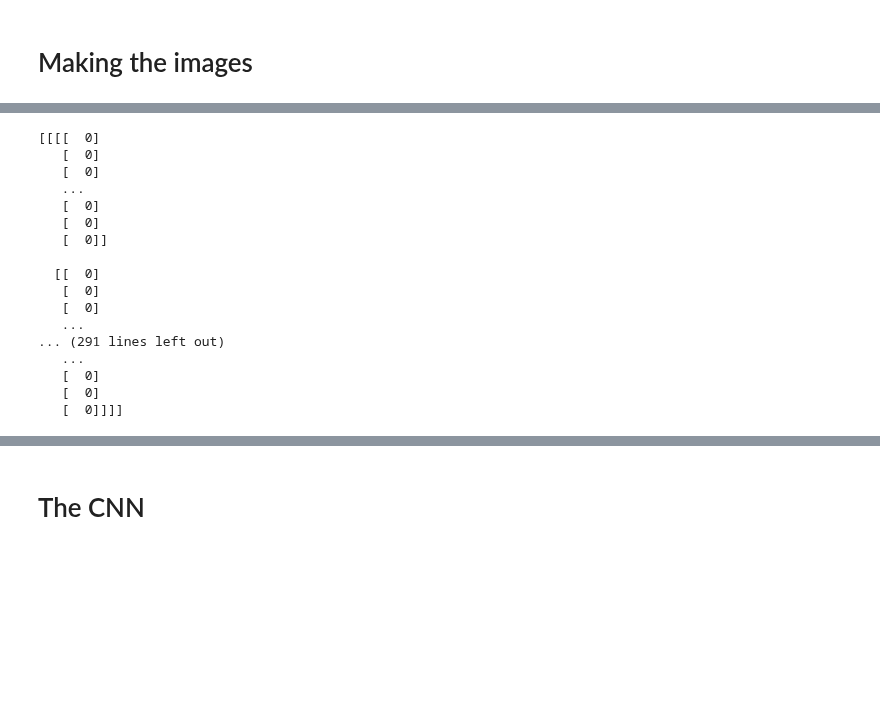
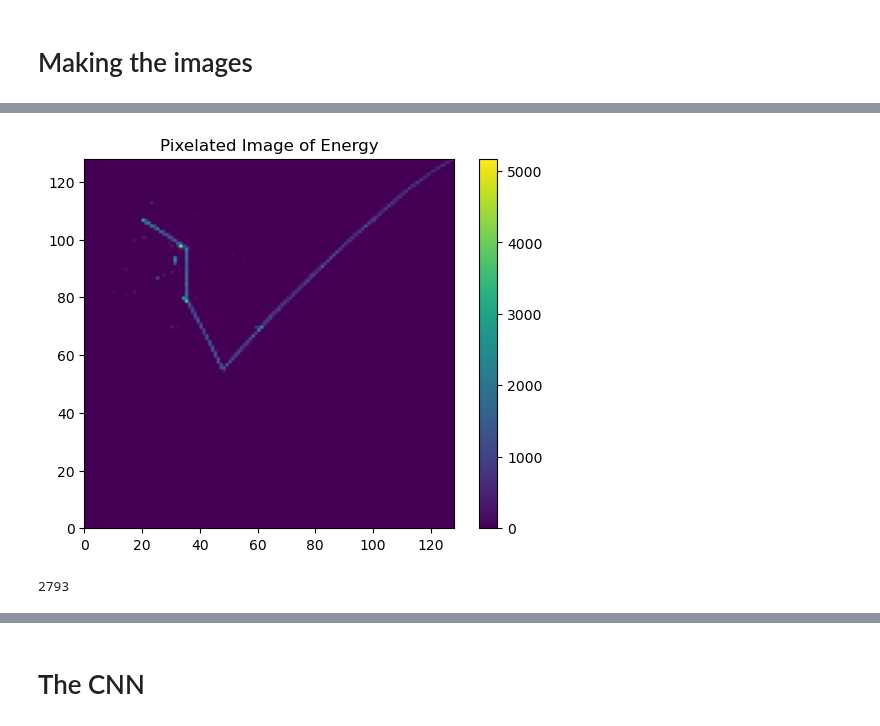
Before and after one commit to mohummudh/neutrinos-dune, a Jupyter notebook: andrew/5cnn/CNN.ipynb, the cells around one changed output, grey strips where cells are left out. Drawn from its saved outputs; the diff is of its cells as text; code cells hidden in the pictures; blank space fills up the shorter version.

```diff
--- a/andrew/5cnn/CNN.ipynb
+++ b/andrew/5cnn/CNN.ipynb
@@ -139,21 +139,6 @@ def image():
 # %%
-images = image()
-print(images)
+#images = image()
+#print(images)
+image(33)
 # %% [output]
-[[[[  0]
-   [  0]
-   [  0]
-   ...
-   [  0]
-   [  0]
-   [  0]]
-
-  [[  0]
-   [  0]
-   [  0]
-   ...
-... (291 lines left out)
-   ...
-   [  0]
-   [  0]
-   [  0]]]]
+[figure, added]
@@ -163,3 +179,9 @@ testing = np.load("testing_events.npy")
+# %%
+training = np.load("training_events.npy")
+testing = np.load("testing_events.npy")
+len(testing)
+# %% [output]
+2793
 # %%
 x_train = images[training]
 y_train = one_hot_labels[training]
```
Also changed, not shown: parts of 14 cells of this notebook.
